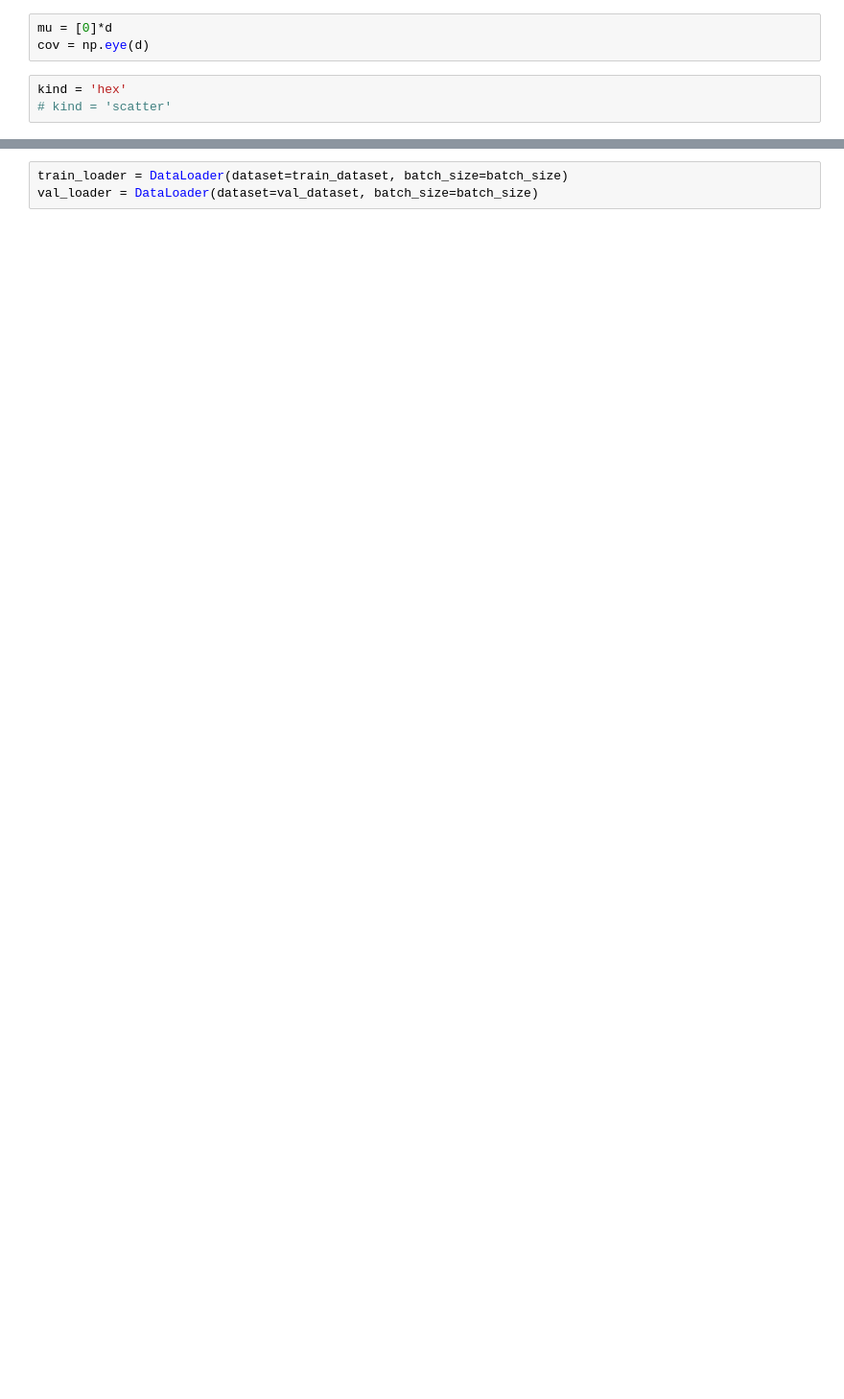
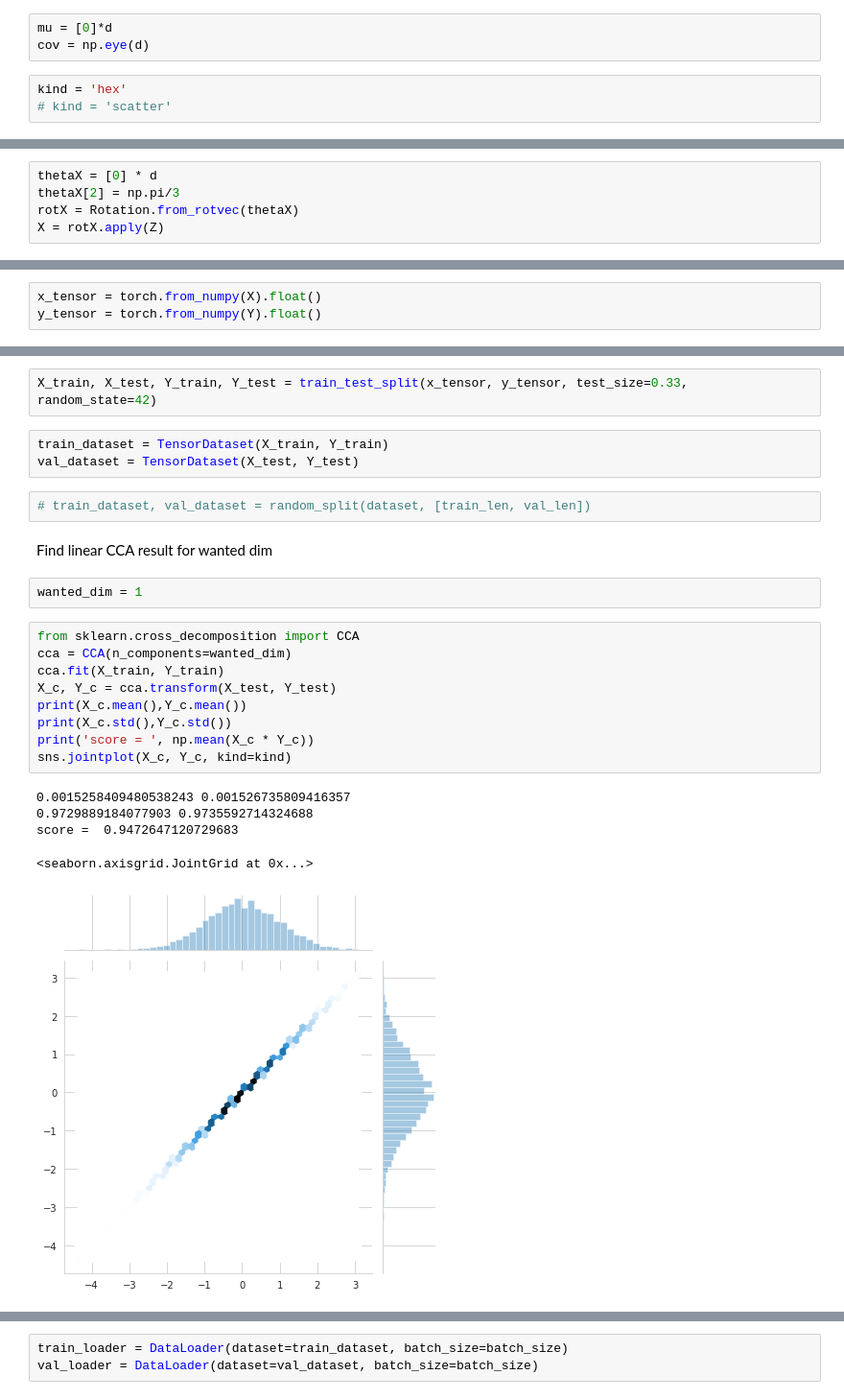
Before and after one commit to jonatanbarkan/ACEDeep, a Jupyter notebook: ADCEs.ipynb, the cells around one changed output, grey strips where cells are left out. Shown at 96% size. Saved outputs shown, nothing was run; the diff lists cells and outputs as text; blank space fills up the shorter version.

```diff
--- a/ADCEs.ipynb
+++ b/ADCEs.ipynb
@@ -172,0 +34,5 @@ batch_size = train_len
+# %%
+thetaX = [0] * d
+thetaX[2] = np.pi/3
+rotX = Rotation.from_rotvec(thetaX)
+X = rotX.apply(Z)
@@ -172,0 +143,3 @@ batch_size = train_len
+# %%
+x_tensor = torch.from_numpy(X).float()
+y_tensor = torch.from_numpy(Y).float()
@@ -172,0 +148,26 @@ batch_size = train_len
+# %%
+X_train, X_test, Y_train, Y_test = train_test_split(x_tensor, y_tensor, test_size=0.33, random_state=42)
+# %%
+train_dataset = TensorDataset(X_train, Y_train)
+val_dataset = TensorDataset(X_test, Y_test)
+# %%
+# train_dataset, val_dataset = random_split(dataset, [train_len, val_len])
+# %% [markdown]
+Find linear CCA result for wanted dim
+# %%
+wanted_dim = 1
+# %%
+from sklearn.cross_decomposition import CCA
+cca = CCA(n_components=wanted_dim)
+cca.fit(X_train, Y_train)
+X_c, Y_c = cca.transform(X_test, Y_test)
+print(X_c.mean(),Y_c.mean())
+print(X_c.std(),Y_c.std())
+print('score = ', np.mean(X_c * Y_c))
+sns.jointplot(X_c, Y_c, kind=kind)
+# %% [output]
+0.0015258409480538243 0.001526735809416357
+0.9729889184077903 0.9735592714324688
+score =  0.9472647120729683
+<seaborn.axisgrid.JointGrid at 0x...>
+[figure, added]
```
Also changed, not shown: parts of 62 cells of this notebook.
